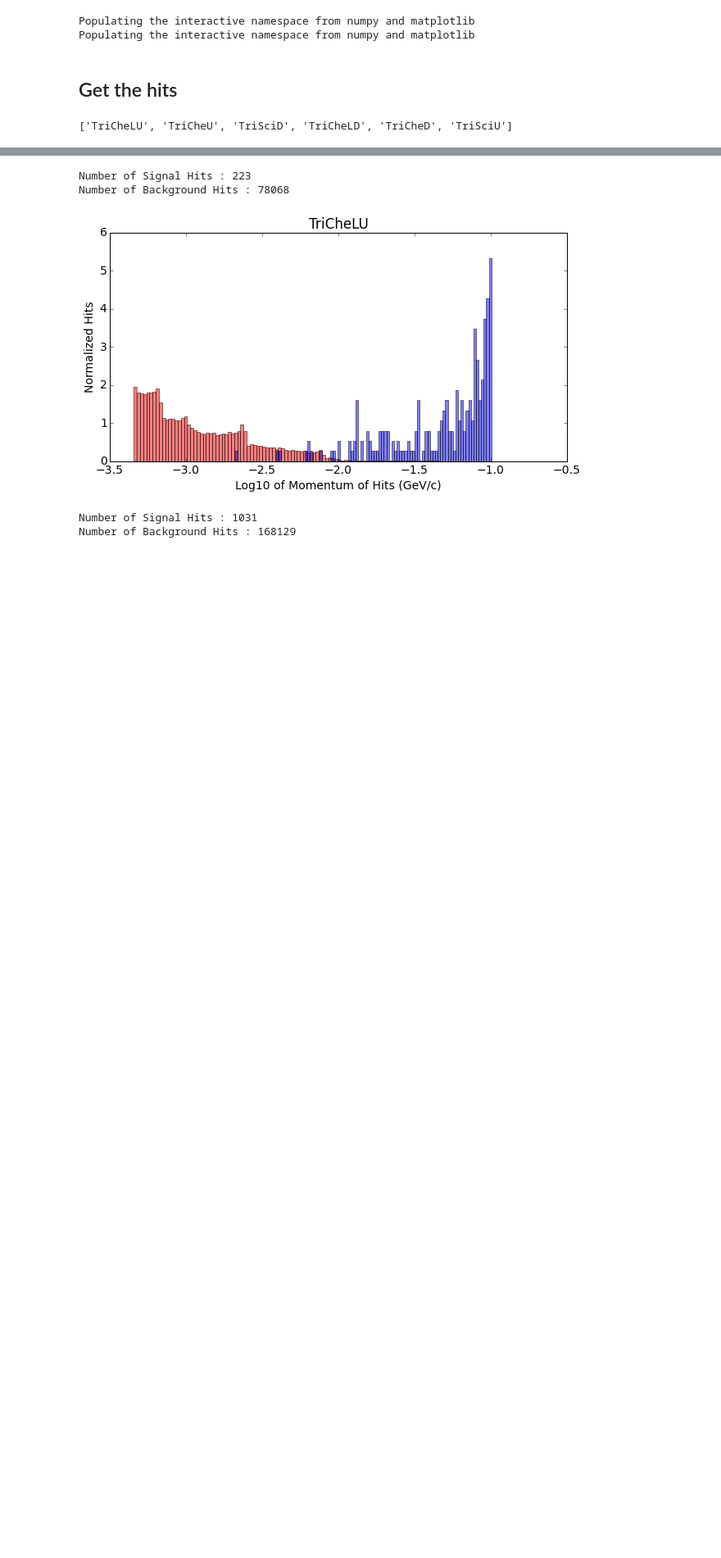
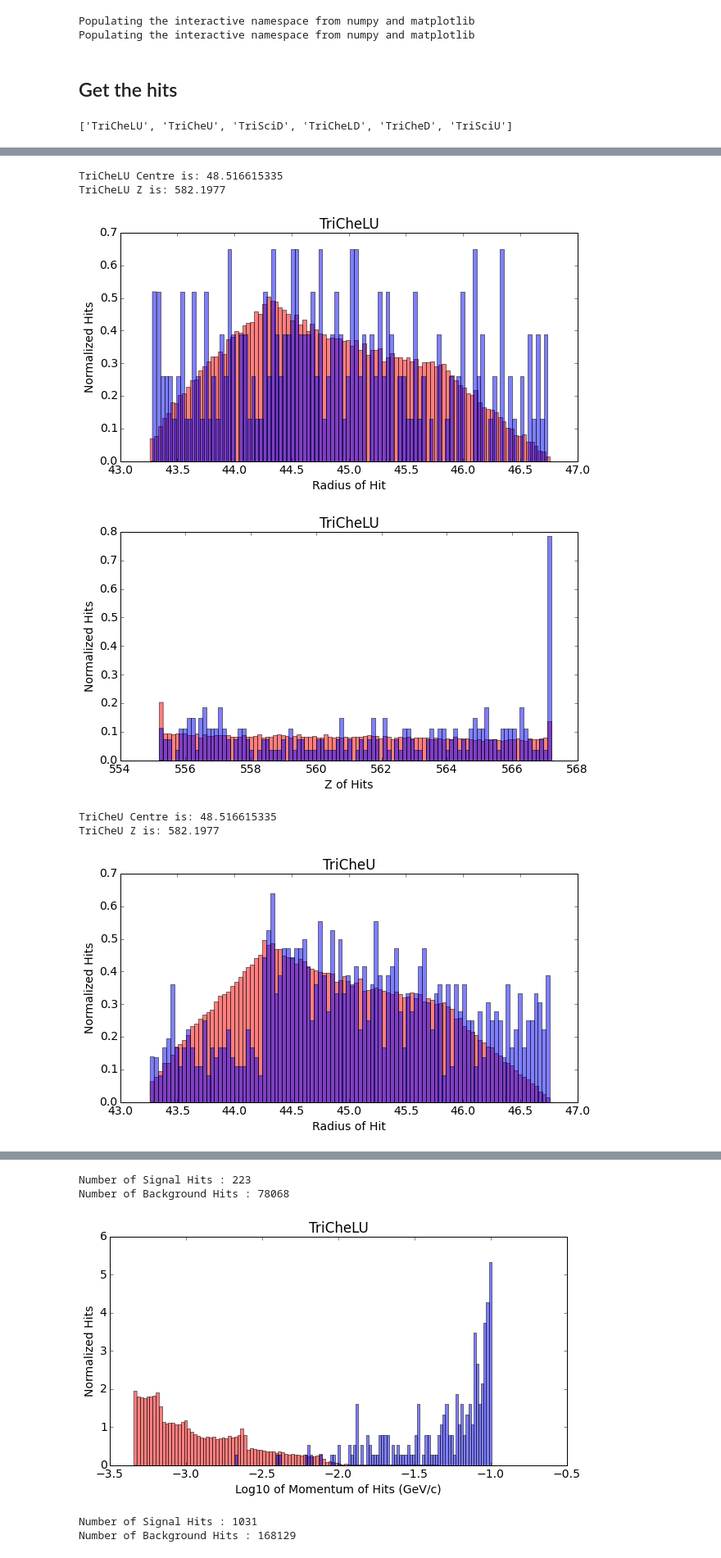
Before and after one commit to ewengillies/track-finding-yandex, a Jupyter notebook: notebooks/Probe_Trigger_Signal.ipynb, the cells around one changed output, grey strips where cells are left out. Shown at 82% size. Drawn from its saved outputs; the diff is of its cells as text; code cells hidden in the pictures; blank space fills up the shorter version.

Commit message:
Changed positional distrubutions to distinguish background and signal

```diff
--- a/notebooks/Probe_Trigger_Signal.ipynb
+++ b/notebooks/Probe_Trigger_Signal.ipynb
@@ -71,0 +54,36 @@ TriCheLD Z is: 730.4523
+# %%
+sig_hits = these_hits.get_signal_hits()
+bkg_hits = these_hits.get_background_hits()
+for vol in list(set(these_hits.data["M_volName"])):
+    vol_sig_hits = these_hits.filter_hits(sig_hits, "M_volName", vol)
+    vol_bkg_hits = these_hits.filter_hits(bkg_hits, "M_volName", vol)
+
+    sig_radius = np.sqrt(np.square(vol_sig_hits["M_x"]) + np.square(vol_sig_hits["M_y"]))
+    bkg_radius = np.sqrt(np.square(vol_bkg_hits["M_x"]) + np.square(vol_bkg_hits["M_y"]))
+
+    sig_z_pos = vol_sig_hits["M_z"]
+    bkg_z_pos = vol_bkg_hits["M_z"]
+
+    print vol + " Centre is: " + str((max(radius) + min(radius))/2.)
+    print vol + " Z is: " + str((max(z_pos) + min(z_pos))/2.)
+    plt.hist(bkg_radius, bins=100, normed=True, color='red', alpha=0.5)
+    plt.hist(sig_radius, bins=100, normed=True, color='blue', alpha=0.5)
+
+    plt.title(vol)
+    plt.xlabel("Radius of Hit")
+    plt.ylabel("Normalized Hits")
+    show()
+    plt.hist(bkg_z_pos, bins=100, normed=True, color='red', alpha=0.5)
+    plt.hist(sig_z_pos, bins=100, normed=True, color='blue', alpha=0.5)
+    plt.title(vol)
+    plt.xlabel("Z of Hits")
+    plt.ylabel("Normalized Hits")
+    show()
+# %% [output]
+TriCheLU Centre is: 48.516615335
+TriCheLU Z is: 582.1977
+[figure, added]
+[figure, added]
+TriCheU Centre is: 48.516615335
+TriCheU Z is: 582.1977
+[figure, added]
```
Also changed, not shown: parts of 2 cells of this notebook.
